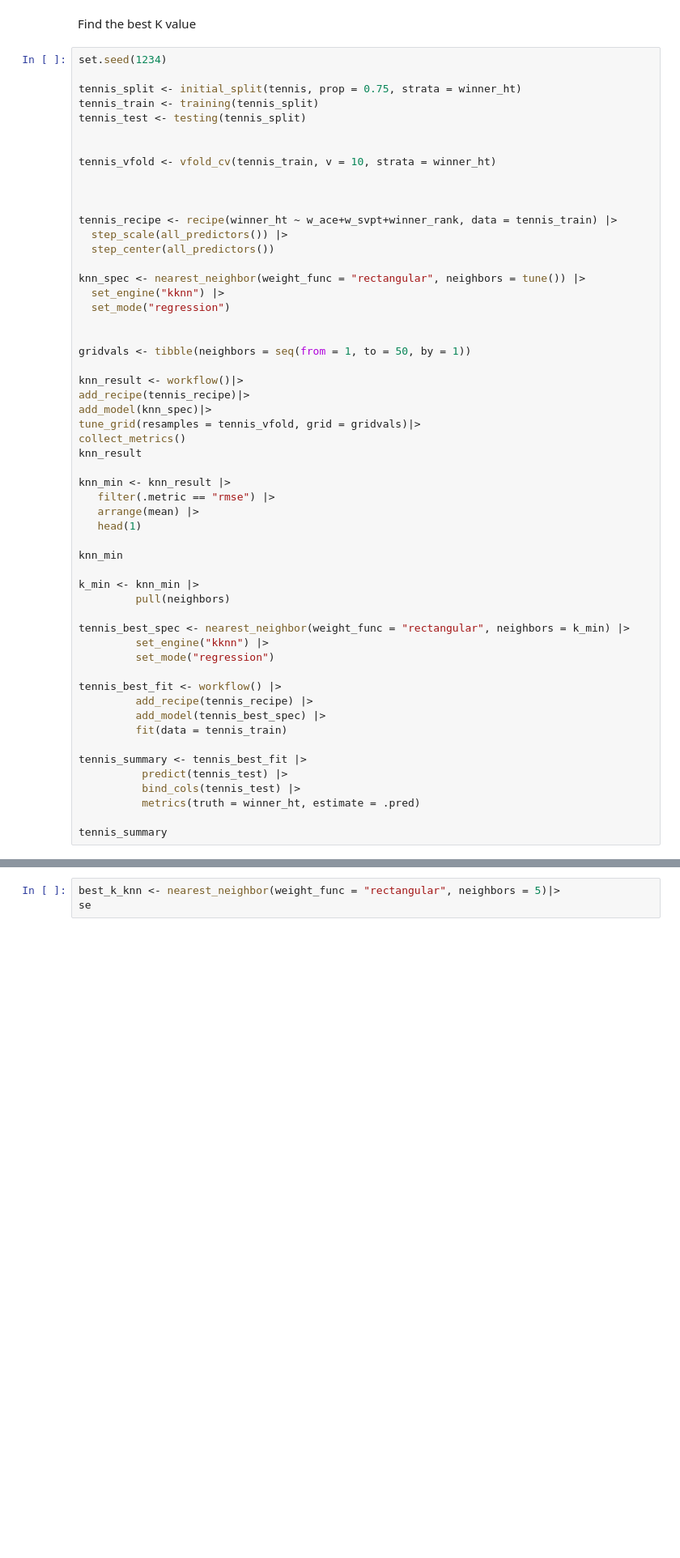
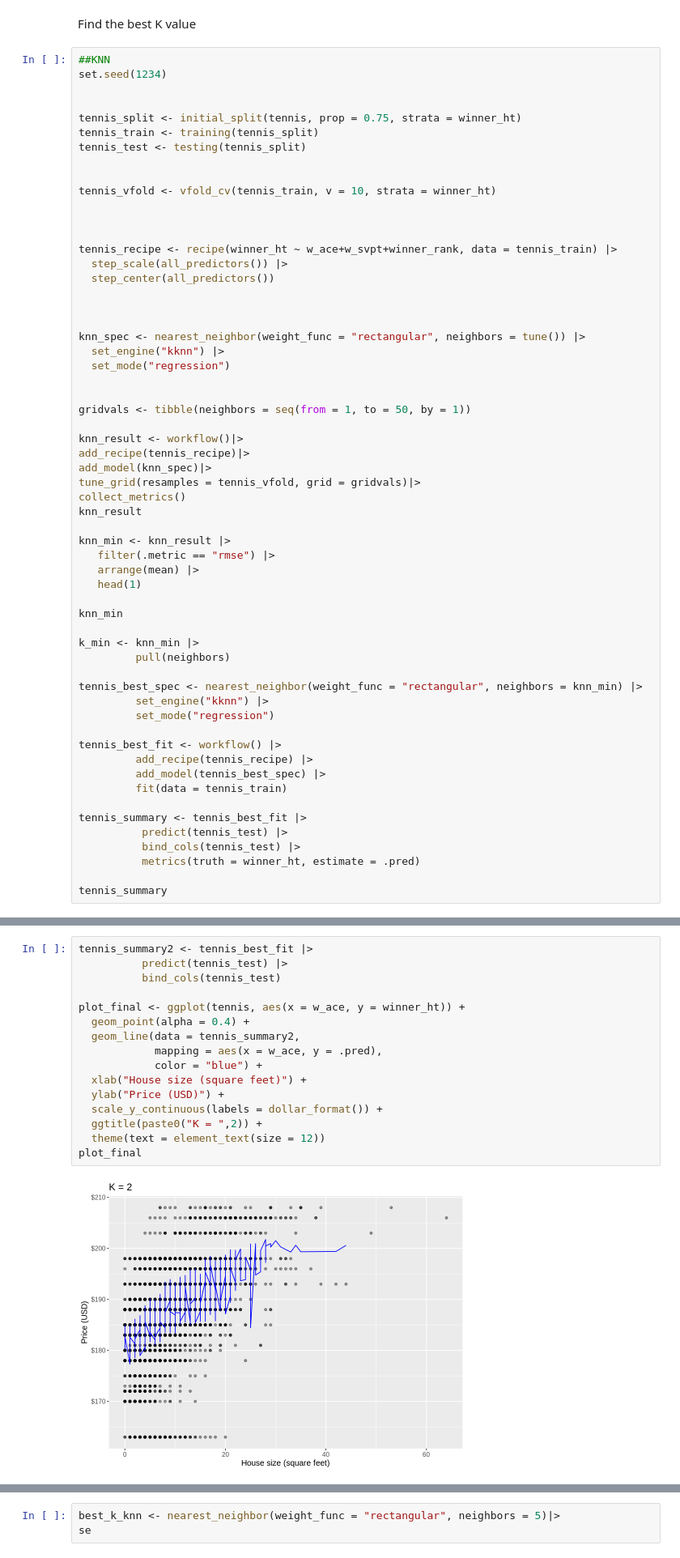
Before and after one commit to Tom0809/Group-Project, a Jupyter notebook: Group Project.ipynb, the cells around one changed output, grey strips where cells are left out. Shown at 81% size. Drawn from its saved outputs; the diff is of its cells as text; blank space fills up the shorter version.

```diff
--- a/Group Project.ipynb
+++ b/Group Project.ipynb
@@ -148,7 +197,9 @@ Finally, we will create a workflow that includes the new recipe (tennis_recipe)
 # %% [markdown]
 Find the best K value
 # %%
+##KNN
 set.seed(1234)
+
 
 tennis_split <- initial_split(tennis, prop = 0.75, strata = winner_ht)
 tennis_train <- training(tennis_split)
@@ -162,6 +213,8 @@ tennis_vfold <- vfold_cv(tennis_train, v = 10, strata = winner_ht)
 tennis_recipe <- recipe(winner_ht ~ w_ace+w_svpt+winner_rank, data = tennis_train) |>
   step_scale(all_predictors()) |>
   step_center(all_predictors())
+
+
 
 knn_spec <- nearest_neighbor(weight_func = "rectangular", neighbors = tune()) |>
   set_engine("kknn") |>
@@ -187,7 +240,7 @@ knn_min
 k_min <- knn_min |>
          pull(neighbors)
 
-tennis_best_spec <- nearest_neighbor(weight_func = "rectangular", neighbors = k_min) |>
+tennis_best_spec <- nearest_neighbor(weight_func = "rectangular", neighbors = knn_min) |>
          set_engine("kknn") |>
          set_mode("regression")
 
@@ -232,3 +295,21 @@ A tibble: 3 × 3
 | rmse | standard | 7.0659308 |
 | rsq | standard | 0.2418679 |
 | mae | standard | 5.2105042 |
+# %%
+tennis_summary2 <- tennis_best_fit |>
+          predict(tennis_test) |>
+          bind_cols(tennis_test)
+
+plot_final <- ggplot(tennis, aes(x = w_ace, y = winner_ht)) +
+  geom_point(alpha = 0.4) +
+  geom_line(data = tennis_summary2,
+            mapping = aes(x = w_ace, y = .pred),
+            color = "blue") +
+  xlab("House size (square feet)") +
+  ylab("Price (USD)") +
+  scale_y_continuous(labels = dollar_format()) +
+  ggtitle(paste0("K = ",2)) +
+  theme(text = element_text(size = 12))
+plot_final
+# %% [output]
+[figure, added]
```
Also changed, not shown: parts of 11 cells of this notebook.
